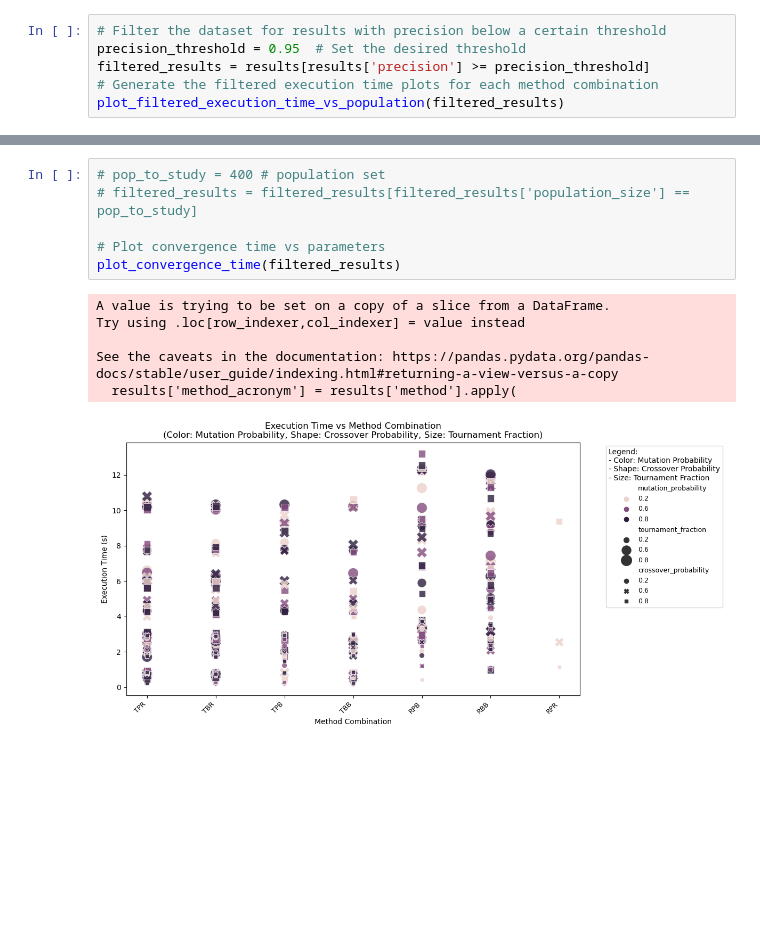
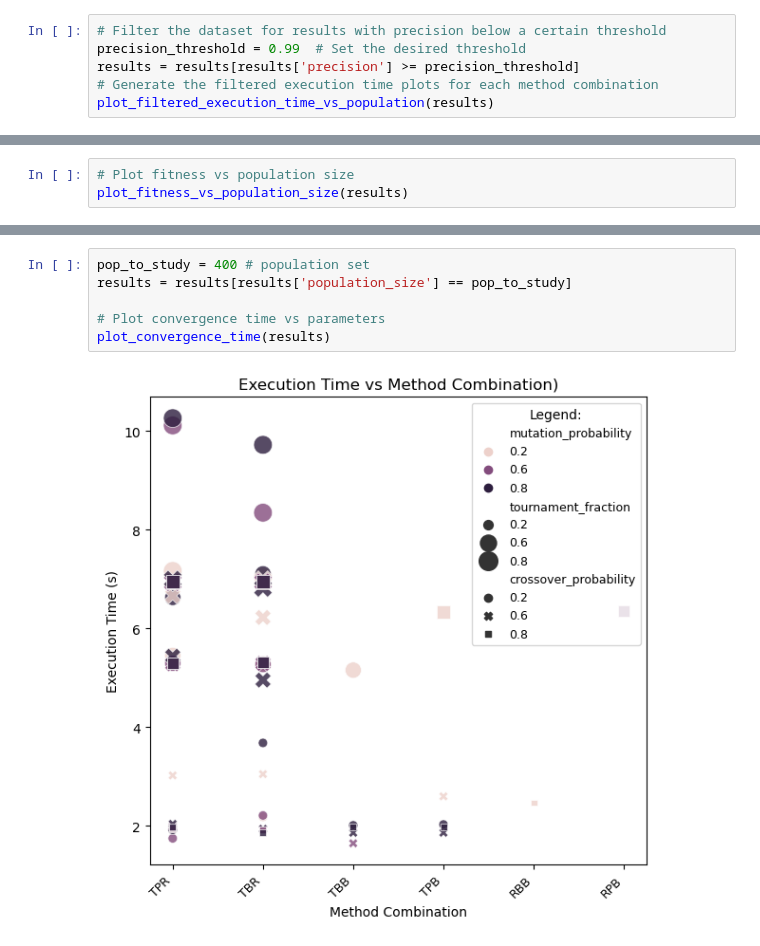
Before and after one commit to simo-pagliu/Magistrale, a Jupyter notebook: Advanced Topics in Nuclear Engineering/Project Work/result_analysis.ipynb, the cells around one changed output, grey strips where cells are left out. Drawn from its saved outputs; the diff is of its cells as text; blank space fills up the shorter version.

```diff
--- a/Advanced Topics in Nuclear Engineering/Project Work/result_analysis.ipynb
+++ b/Advanced Topics in Nuclear Engineering/Project Work/result_analysis.ipynb
@@ -261,7 +280,7 @@ plot_precision_vs_population(results)
 # %%
 # Filter the dataset for results with precision below a certain threshold
-precision_threshold = 0.95  # Set the desired threshold
-filtered_results = results[results['precision'] >= precision_threshold]
+precision_threshold = 0.99  # Set the desired threshold
+results = results[results['precision'] >= precision_threshold]
 # Generate the filtered execution time plots for each method combination
-plot_filtered_execution_time_vs_population(filtered_results)
+plot_filtered_execution_time_vs_population(results)
 # %% [output]
@@ -274,0 +293,3 @@ plot_filtered_execution_time_vs_population(filtered_results)
+# %%
+# Plot fitness vs population size
+plot_fitness_vs_population_size(results)
@@ -275,13 +298,8 @@ plot_filtered_execution_time_vs_population(filtered_results)
 # %%
-# pop_to_study = 400 # population set
-# filtered_results = filtered_results[filtered_results['population_size'] == pop_to_study]
+pop_to_study = 400 # population set
+results = results[results['population_size'] == pop_to_study]
 
 # Plot convergence time vs parameters
-plot_convergence_time(filtered_results)
+plot_convergence_time(results)
 # %% [output]
-A value is trying to be set on a copy of a slice from a DataFrame.
-Try using .loc[row_indexer,col_indexer] = value instead
-
-See the caveats in the documentation: https://pandas.pydata.org/pandas-docs/stable/user_guide/indexing.html#returning-a-view-versus-a-copy
-  results['method_acronym'] = results['method'].apply(
-[figure, old version]
+[figure, new version]
```
Also changed, not shown: parts of 12 cells of this notebook, 3 other files.
